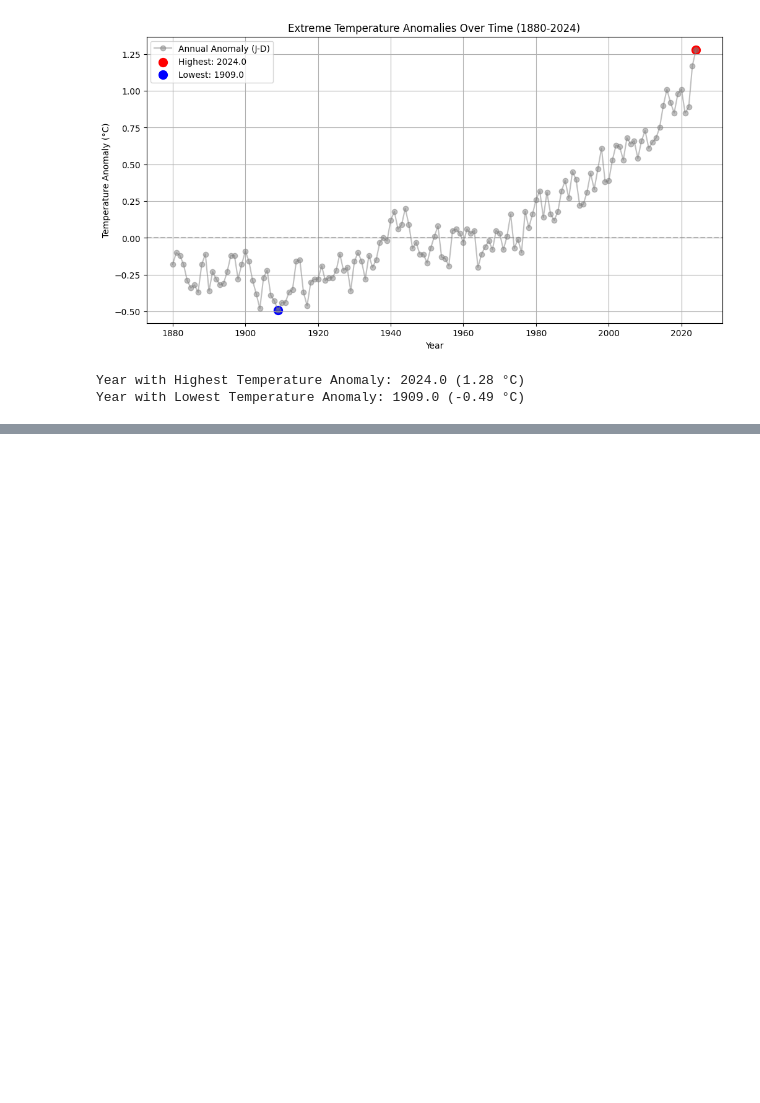
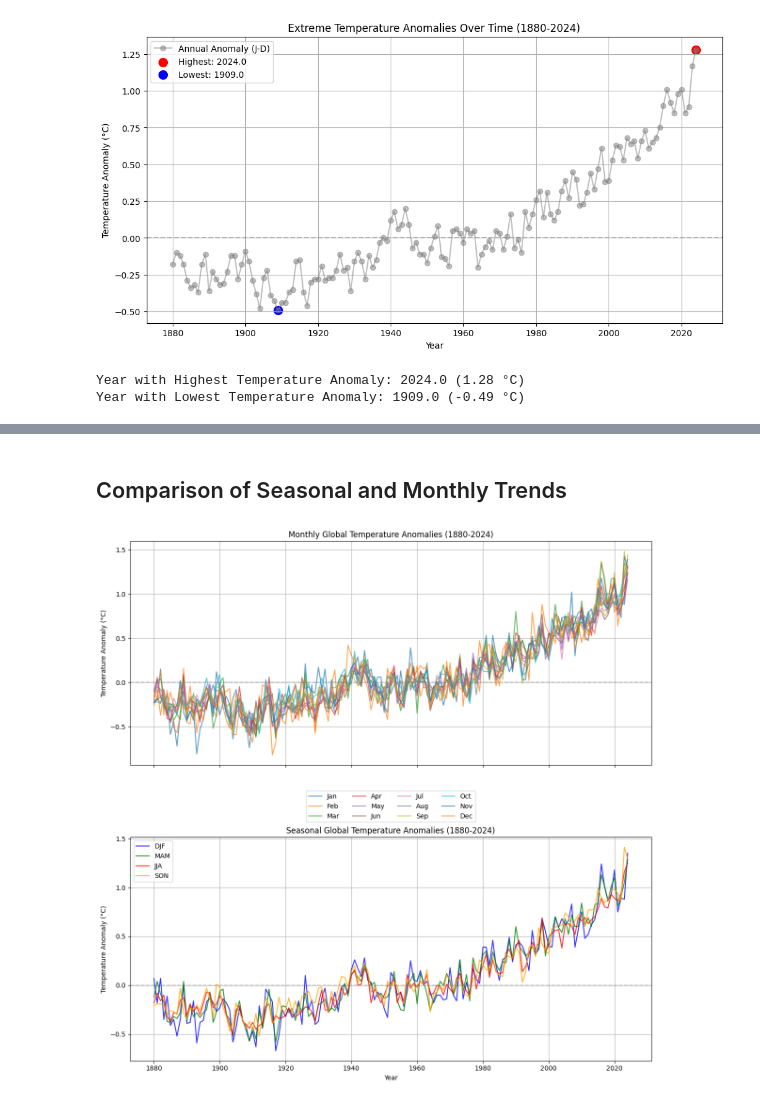
Before and after one commit to albertokabore/Albert_Global_Temperature_Exploratory_Data_Analysis, a Jupyter notebook: Albert_Global_Temperature.ipynb, the cells around one changed output, grey strips where cells are left out. Cells and saved outputs as stored; diff of their text form; code cells hidden in the pictures; blank space fills up the shorter version.

```diff
--- a/Albert_Global_Temperature.ipynb
+++ b/Albert_Global_Temperature.ipynb
@@ -410,0 +577,33 @@ Step 8: Summary of Key Findings & Insights
+# %% [markdown]
+## Comparison of Seasonal and Monthly Trends
+# %%
+
+# Plot Monthly and Seasonal Temperature Anomalies
+fig, axes = plt.subplots(2, 1, figsize=(12, 12), sharex=True)
+
+# Monthly Temperature Anomalies
+axes[0].set_title("Monthly Global Temperature Anomalies (1880-2024)")
+for month in df.columns[1:13]:  # Plot Jan-Dec columns
+    axes[0].plot(df["Year"], df[month], label=month, alpha=0.7)
+axes[0].axhline(0, color="gray", linestyle="--", alpha=0.5)  # Baseline
+axes[0].set_ylabel("Temperature Anomaly (°C)")
+axes[0].legend(ncol=4, bbox_to_anchor=(0.5, -0.1), loc="upper center")
+axes[0].grid()
+
+# Seasonal Temperature Anomalies
+axes[1].set_title("Seasonal Global Temperature Anomalies (1880-2024)")
+seasons = ["DJF", "MAM", "JJA", "SON"]
+colors = ["blue", "green", "red", "orange"]
+for season, color in zip(seasons, colors):
+    axes[1].plot(df["Year"], df[season], label=season, color=color, alpha=0.8)
+axes[1].axhline(0, color="gray", linestyle="--", alpha=0.5)  # Baseline
+axes[1].set_xlabel("Year")
+axes[1].set_ylabel("Temperature Anomaly (°C)")
+axes[1].legend(loc="upper left")
+axes[1].grid()
+
+# Adjust layout and display
+plt.tight_layout()
+plt.show()
+# %% [output]
+[figure, added]
```
Also changed, not shown: parts of 29 cells of this notebook.
